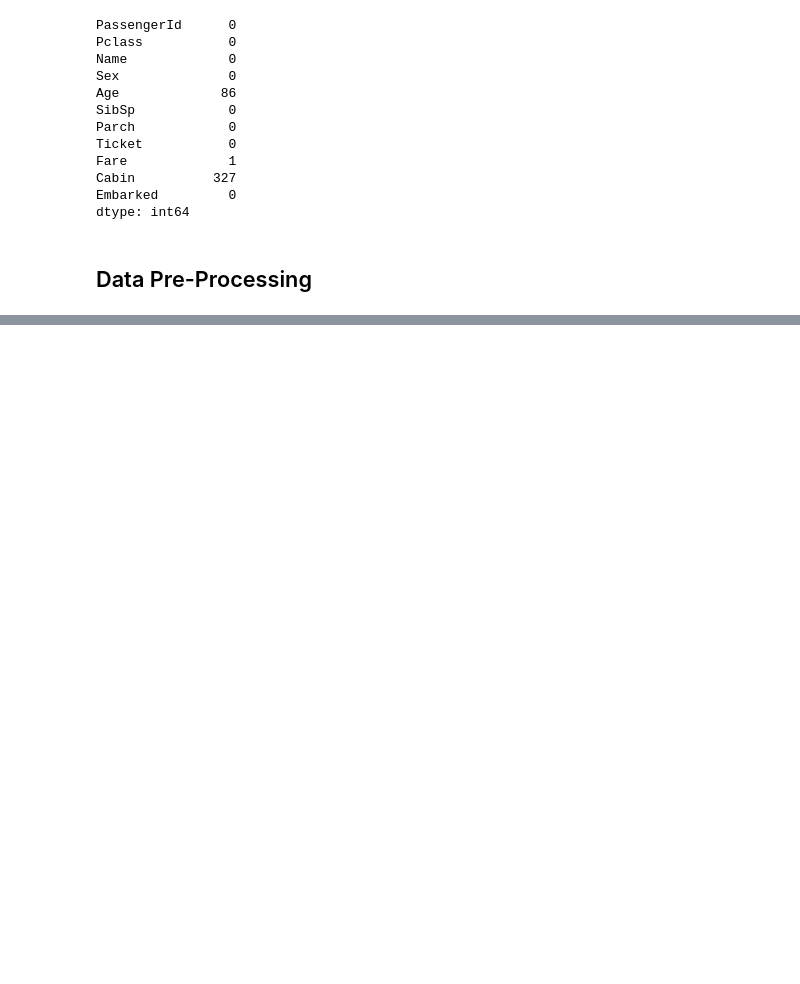
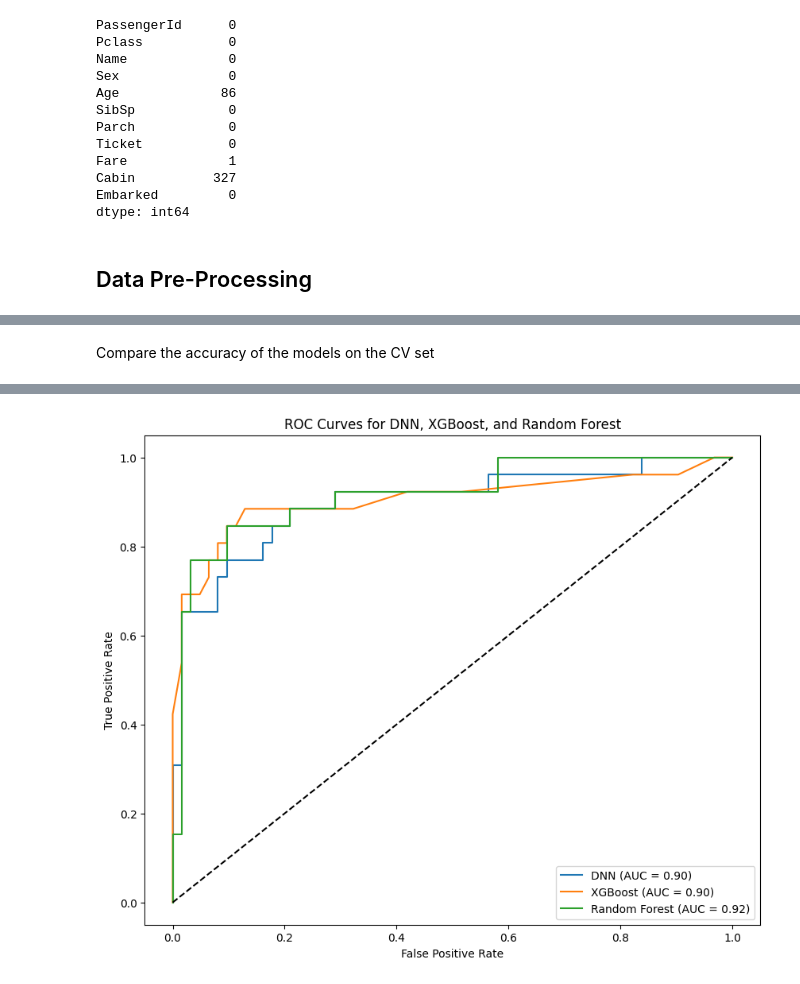
Before and after one commit to geopan2000/TitanicSurvival, a Jupyter notebook: TitanicSurvival.ipynb, the cells around one changed output, grey strips where cells are left out. Saved outputs shown, nothing was run; the diff lists cells and outputs as text; code cells hidden in the pictures; blank space fills up the shorter version.

```diff
--- a/TitanicSurvival.ipynb
+++ b/TitanicSurvival.ipynb
@@ -290,3 +255,8 @@ plt.show()
 # %%
-target_column = train_data['Survived']
+Y_train = train_data['Survived']
 train_data.drop('Survived', axis=1, inplace=True)
+
+Y_cv = cv_data['Survived']
+cv_data.drop('Survived', axis=1, inplace=True)
+
+test_data.drop('Survived', axis=1, inplace=True)
@@ -298,7 +345,10 @@ train_data.drop('Survived', axis=1, inplace=True)
 search_spaces = {
     'learning_rate': Real(0.001, 0.5, 'uniform'),
     'max_depth': Integer(1, 70),
-    'n_estimators': Integer(100, 800),
+    'n_estimators': Integer(100, 900),
+    'subsample': Real(0.5, 1.0, 'uniform'),
+    'colsample_bytree': Real(0.5, 1.0, 'uniform'),
+    'gamma': Real(0, 10, 'uniform'),
 }
 
 # Initialize the XGBClassifier model with GPU support
@@ -308,7 +358,7 @@ model = xgb.XGBClassifier(
     verbosity=2
 )
 
-kf = KFold(n_splits=10)  # 10-fold cross-validation
+kf = KFold(n_splits=5)  # 10-fold cross-validation
 
 # Using 'accuracy' as the scoring metric (can be changed to roc_auc, f1, etc.)
 optimizer = BayesSearchCV(
@@ -323,7 +373,7 @@ optimizer = BayesSearchCV(
 )
 
 # Fit the optimizer using X_train and y_train (classification labels, not log-transformed)
-optimizer.fit(train_data, target_column)
+optimizer.fit(train_data, Y_train)
 
 # Get the best model
 best_model = optimizer.best_estimator_
@@ -410,0 +521,39 @@ files.download('predictions.csv')
+# %% [markdown]
+Compare the accuracy of the models on the CV set
+# %%
+from sklearn.metrics import roc_curve, auc
+import matplotlib.pyplot as plt
+
+# Generate predicted probabilities for the positive class (1) for each model
+# (Assuming you have test_data and Y_test for evaluation)
+xgb_probs = best_model.predict_proba(cv_data)[:, 1]  # XGB model
+rf_probs = best_model_RF.predict_proba(cv_data)[:, 1]  # Random Forest model
+dnn_probs = model.predict(cv_data).flatten()  # DNN model
+
+
+# Calculate ROC curves and AUC scores for each model
+fpr_dnn, tpr_dnn, _ = roc_curve(Y_cv, dnn_probs)
+roc_auc_dnn = auc(fpr_dnn, tpr_dnn)
+
+fpr_xgb, tpr_xgb, _ = roc_curve(Y_cv, xgb_probs)
+roc_auc_xgb = auc(fpr_xgb, tpr_xgb)
+
+fpr_rf, tpr_rf, _ = roc_curve(Y_cv, rf_probs)
+roc_auc_rf = auc(fpr_rf, tpr_rf)
+
+# Plotting the ROC curves
+plt.figure(figsize=(10, 8))
+plt.plot(fpr_dnn, tpr_dnn, label=f'DNN (AUC = {roc_auc_dnn:.2f})')
+plt.plot(fpr_xgb, tpr_xgb, label=f'XGBoost (AUC = {roc_auc_xgb:.2f})')
+plt.plot(fpr_rf, tpr_rf, label=f'Random Forest (AUC = {roc_auc_rf:.2f})')
+
+# Plot the random chance line
+plt.plot([0, 1], [0, 1], 'k--')
+
+# Adding labels and legend
+plt.xlabel('False Positive Rate')
+plt.ylabel('True Positive Rate')
+plt.title('ROC Curves for DNN, XGBoost, and Random Forest')
+plt.legend(loc='lower right')
+plt.show()
+# %% [output]
@@ -410,0 +561 @@ files.download('predictions.csv')
+[figure, added]
```
Also changed, not shown: parts of 27 cells of this notebook.
